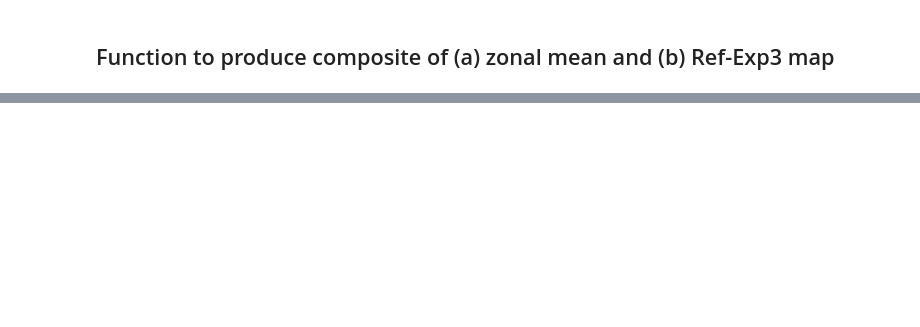
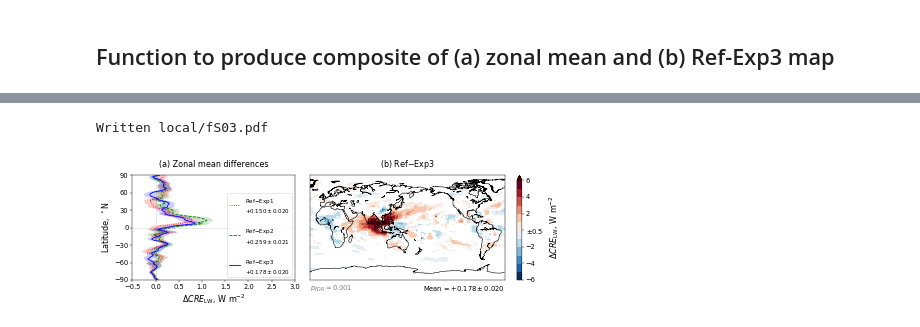
Before and after one commit to grandey/p17d-sulphur-eas-eqm, a Jupyter notebook: analysis_draft2018a/figures_draft2018a.ipynb, the cells around one changed output, grey strips where cells are left out. Cells and saved outputs as stored; diff of their text form; code cells hidden in the pictures; blank space fills up the shorter version.

```diff
--- a/analysis_draft2018a/figures_draft2018a.ipynb
+++ b/analysis_draft2018a/figures_draft2018a.ipynb
@@ -497,0 +524,12 @@ Written local/temp.pdf
+# %%
+# CRE LW
+zonal_mean_exp3_map(variable='LWCF', f_or_b='f',
+                    xlim=[-0.5, 3],
+                    vlim=[-6, 6], whiteout='0.5',
+                    cmap_name='RdBu_r', nlev=12,
+                    mean_format='${:+.3f}\pm{:.3f}$',
+                    file_prefix='fS{:02}'.format(supp_figure_counter))
+supp_figure_counter += 1
+# %% [output]
+Written local/fS03.pdf
+[figure, added]
```
Also changed, not shown: parts of 12 cells of this notebook.
